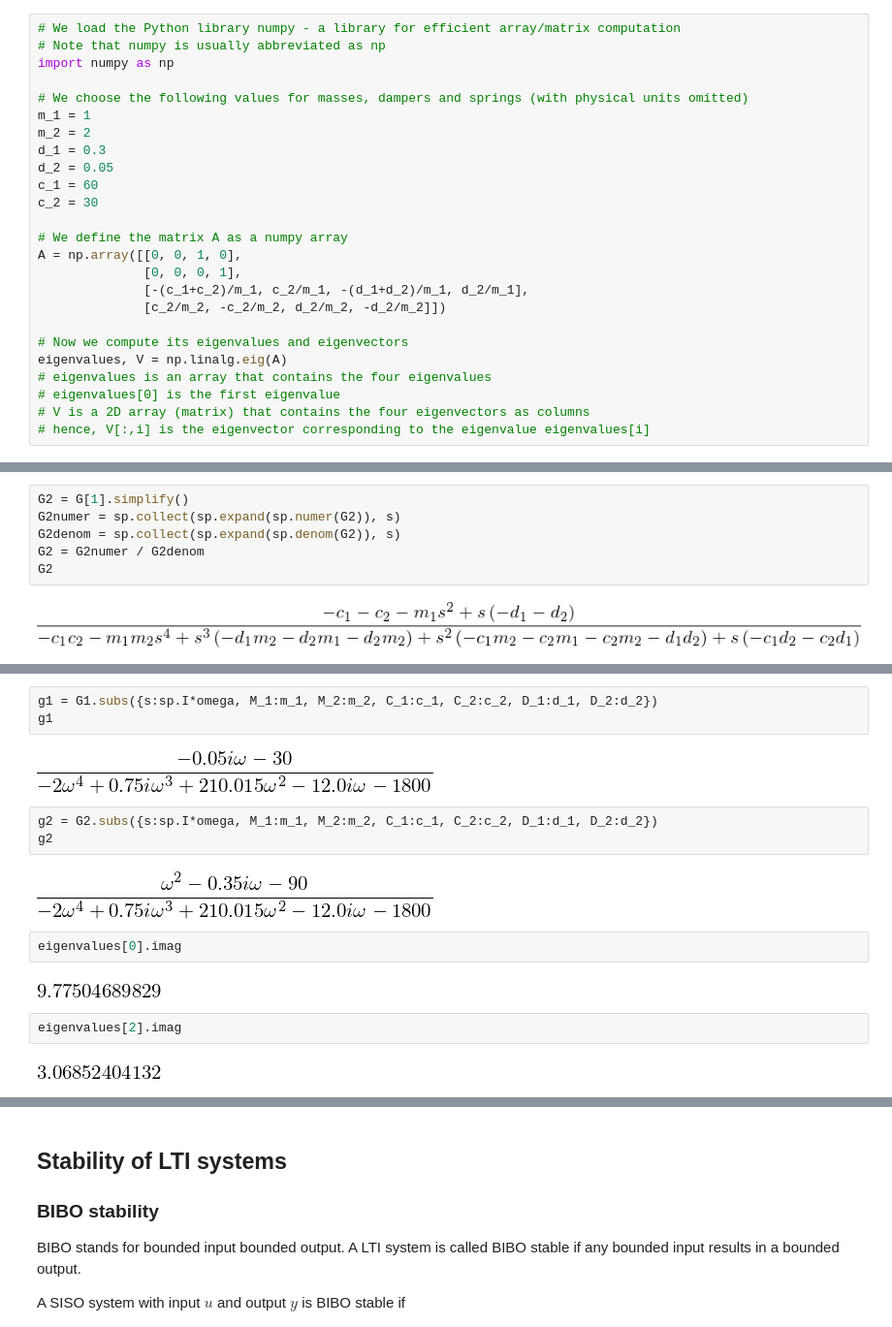
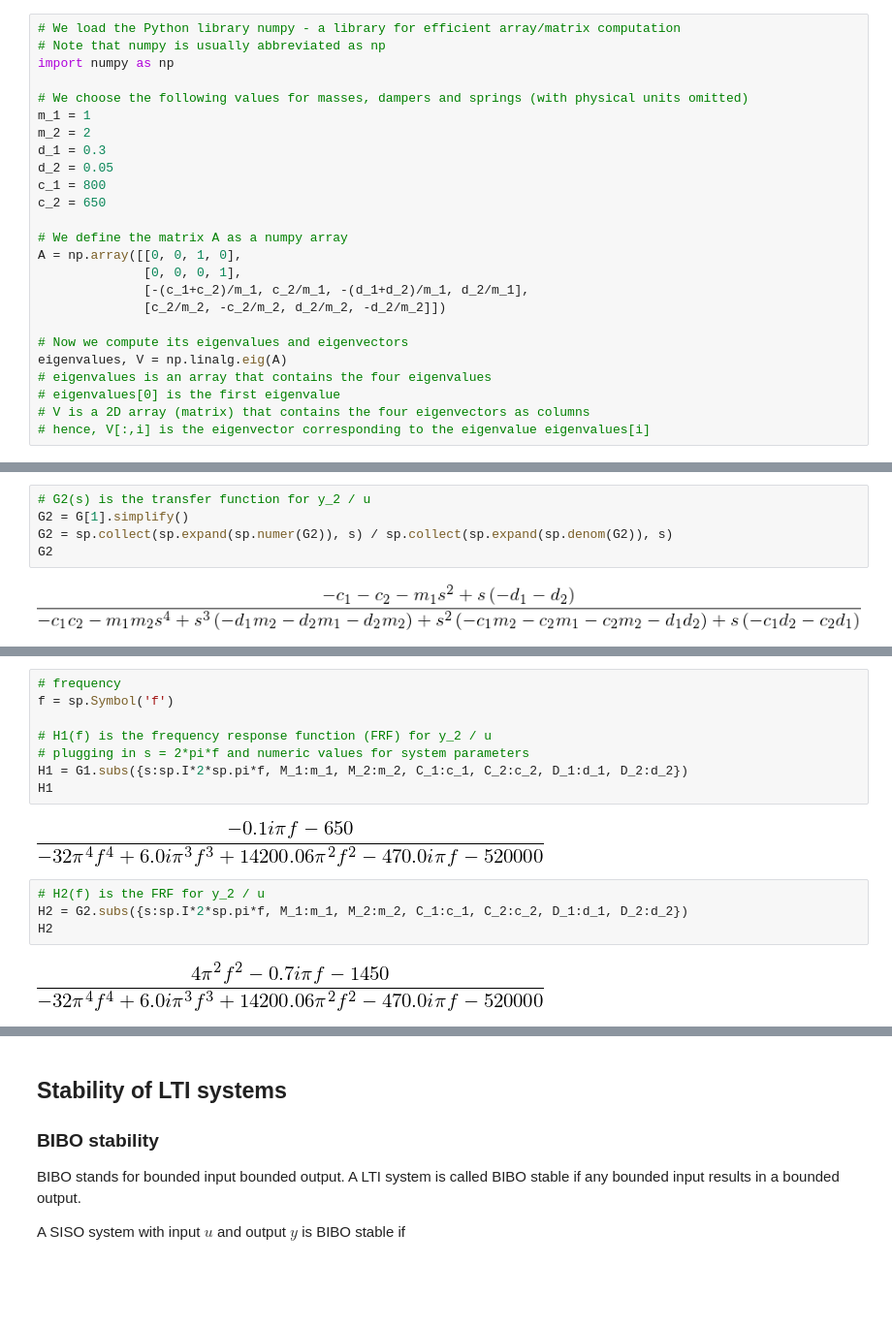
Before and after one commit to MarkusLohmayer/LTI-tutorial, a Jupyter notebook: LTI-tutorial.ipynb, the cells around one changed output, grey strips where cells are left out. Shown: that part at 97% size. Cells and saved outputs as stored; diff of their text form; blank space fills up the shorter version.

Commit message:
Bode plots

```diff
--- a/LTI-tutorial.ipynb
+++ b/LTI-tutorial.ipynb
@@ -766,8 +766,8 @@ m_1 = 1
 m_2 = 2
 d_1 = 0.3
 d_2 = 0.05
-c_1 = 60
-c_2 = 30
+c_1 = 800
+c_2 = 650
 
 # We define the matrix A as a numpy array
 A = np.array([[0, 0, 1, 0],
@@ -1006,8 +1006,7 @@ G1
 # %%
+# G2(s) is the transfer function for y_2 / u
 G2 = G[1].simplify()
-G2numer = sp.collect(sp.expand(sp.numer(G2)), s)
-G2denom = sp.collect(sp.expand(sp.denom(G2)), s)
-G2 = G2numer / G2denom
+G2 = sp.collect(sp.expand(sp.numer(G2)), s) / sp.collect(sp.expand(sp.denom(G2)), s)
 G2
 # %% [output]
 [figure]
@@ -1014,18 +1025,16 @@ G2
+# %%
+# frequency
+f = sp.Symbol('f')
+
+# H1(f) is the frequency response function (FRF) for y_2 / u
+# plugging in s = 2*pi*f and numeric values for system parameters
+H1 = G1.subs({s:sp.I*2*sp.pi*f, M_1:m_1, M_2:m_2, C_1:c_1, C_2:c_2, D_1:d_1, D_2:d_2})
+H1
+# %% [output]
+[figure, added]
 # %%
-g1 = G1.subs({s:sp.I*omega, M_1:m_1, M_2:m_2, C_1:c_1, C_2:c_2, D_1:d_1, D_2:d_2})
-g1
+# H2(f) is the FRF for y_2 / u
+H2 = G2.subs({s:sp.I*2*sp.pi*f, M_1:m_1, M_2:m_2, C_1:c_1, C_2:c_2, D_1:d_1, D_2:d_2})
+H2
 # %% [output]
-[figure, old version]
+[figure, new version]
-# %%
-g2 = G2.subs({s:sp.I*omega, M_1:m_1, M_2:m_2, C_1:c_1, C_2:c_2, D_1:d_1, D_2:d_2})
-g2
-# %% [output]
-[figure, removed]
-# %%
-eigenvalues[0].imag
-# %% [output]
-[figure, removed]
-# %%
-eigenvalues[2].imag
-# %% [output]
-[figure, removed]
```
Also changed, not shown: parts of 17 cells of this notebook.
